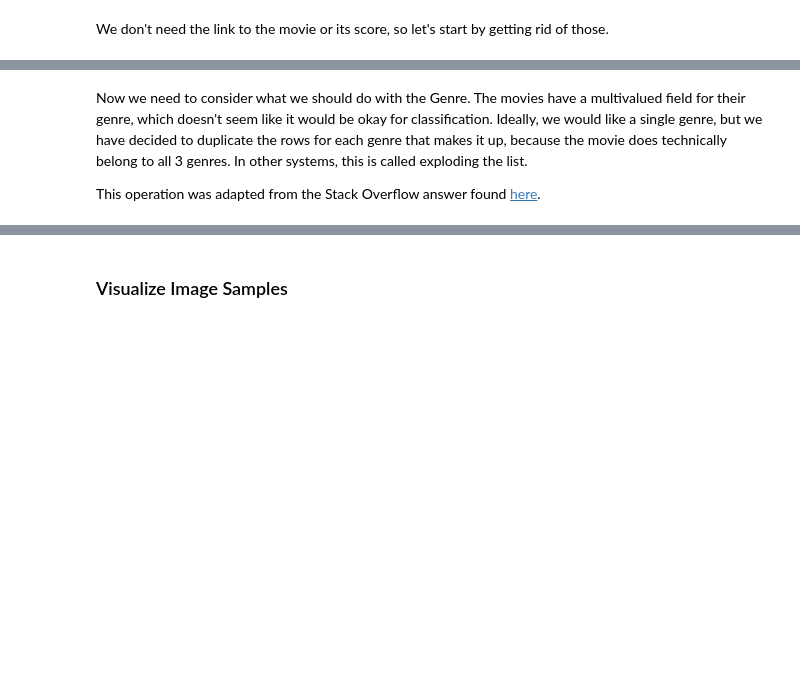
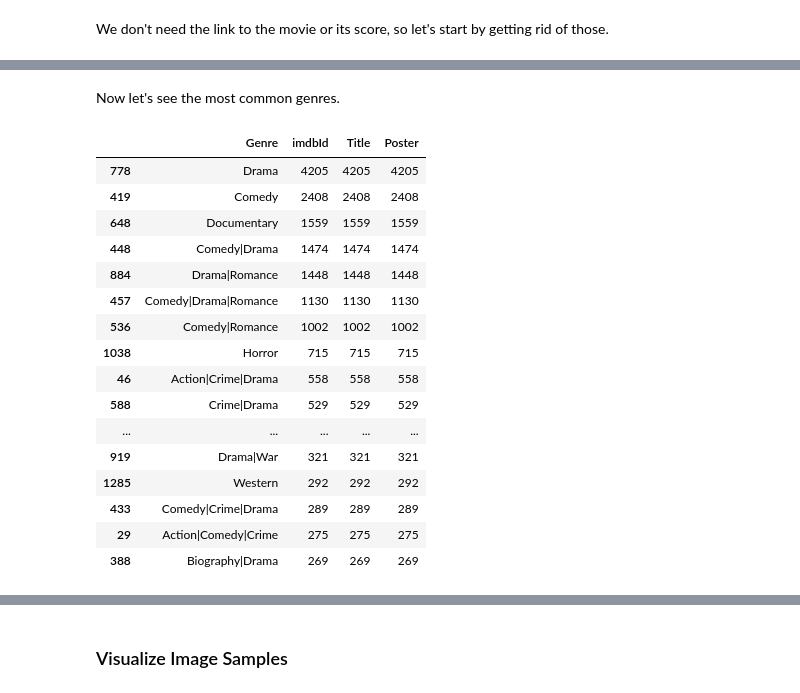
Before and after one commit to Thakugan/machine-learning-notebooks, a Jupyter notebook: 3-exploring-image-data/movie-poster-genre.ipynb, the cells around one changed output, grey strips where cells are left out. Drawn from its saved outputs; the diff is of its cells as text; code cells hidden in the pictures; blank space fills up the shorter version.

```diff
--- a/3-exploring-image-data/movie-poster-genre.ipynb
+++ b/3-exploring-image-data/movie-poster-genre.ipynb
@@ -82,4 +89,25 @@ data.head()
-# %% [markdown]
-Now we need to consider what we should do with the Genre. The movies have a multivalued field for their genre, which doesn't seem like it would be okay for classification. Ideally, we would like a single genre, but we have decided to duplicate the rows for each genre that makes it up, because the movie does technically belong to all 3 genres. In other systems, this is called exploding the list.
-
-This operation was adapted from the Stack Overflow answer found [here](https://stackoverflow.com/a/12681217).
+# %% [markdown]
+Now let's see the most common genres.
+# %%
+data_copy = data.copy()
+data_grouped = data_copy.groupby("Genre").count().reset_index()
+data_grouped = data_grouped.sort_values(by="Poster", ascending=False)
+data_grouped.head(20)
+# %% [output]
+|  | Genre | imdbId | Title | Poster |
+| 778 | Drama | 4205 | 4205 | 4205 |
+| 419 | Comedy | 2408 | 2408 | 2408 |
+| 648 | Documentary | 1559 | 1559 | 1559 |
+| 448 | Comedy|Drama | 1474 | 1474 | 1474 |
+| 884 | Drama|Romance | 1448 | 1448 | 1448 |
+| 457 | Comedy|Drama|Romance | 1130 | 1130 | 1130 |
+| 536 | Comedy|Romance | 1002 | 1002 | 1002 |
+| 1038 | Horror | 715 | 715 | 715 |
+| 46 | Action|Crime|Drama | 558 | 558 | 558 |
+| 588 | Crime|Drama | 529 | 529 | 529 |
+| ... | ... | ... | ... | ... |
+| 919 | Drama|War | 321 | 321 | 321 |
+| 1285 | Western | 292 | 292 | 292 |
+| 433 | Comedy|Crime|Drama | 289 | 289 | 289 |
+| 29 | Action|Comedy|Crime | 275 | 275 | 275 |
+| 388 | Biography|Drama | 269 | 269 | 269 |
```
Also changed, not shown: parts of 19 cells of this notebook.
